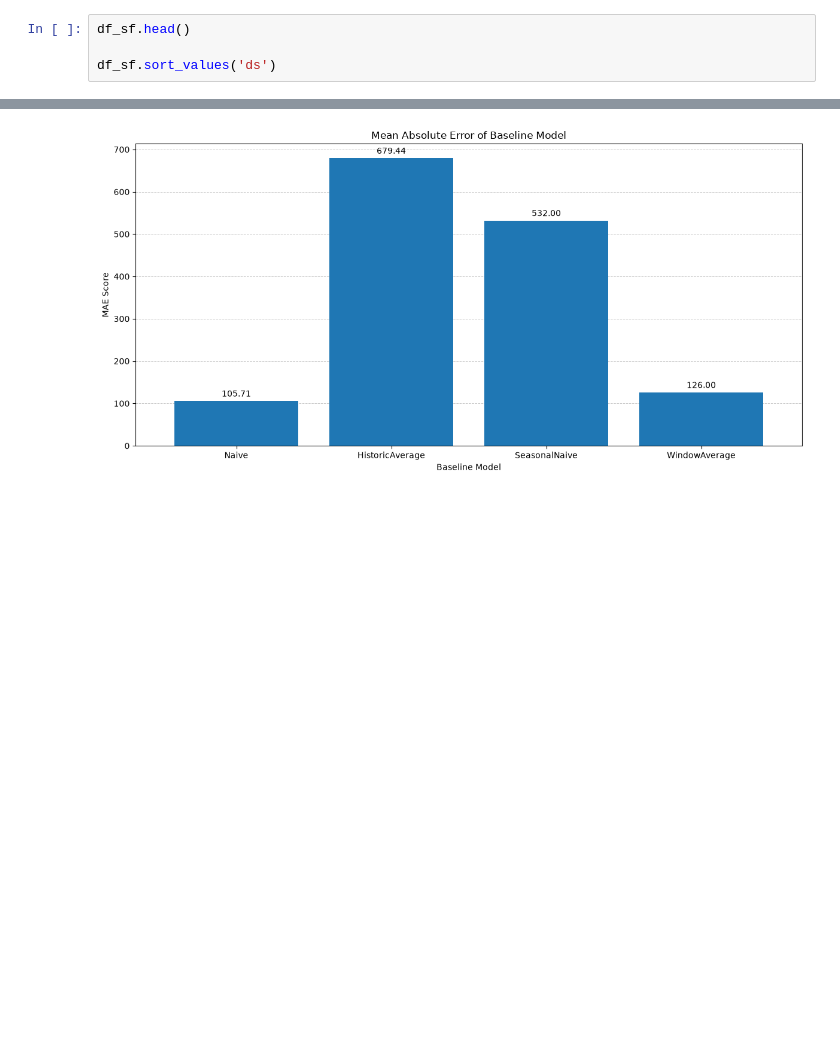
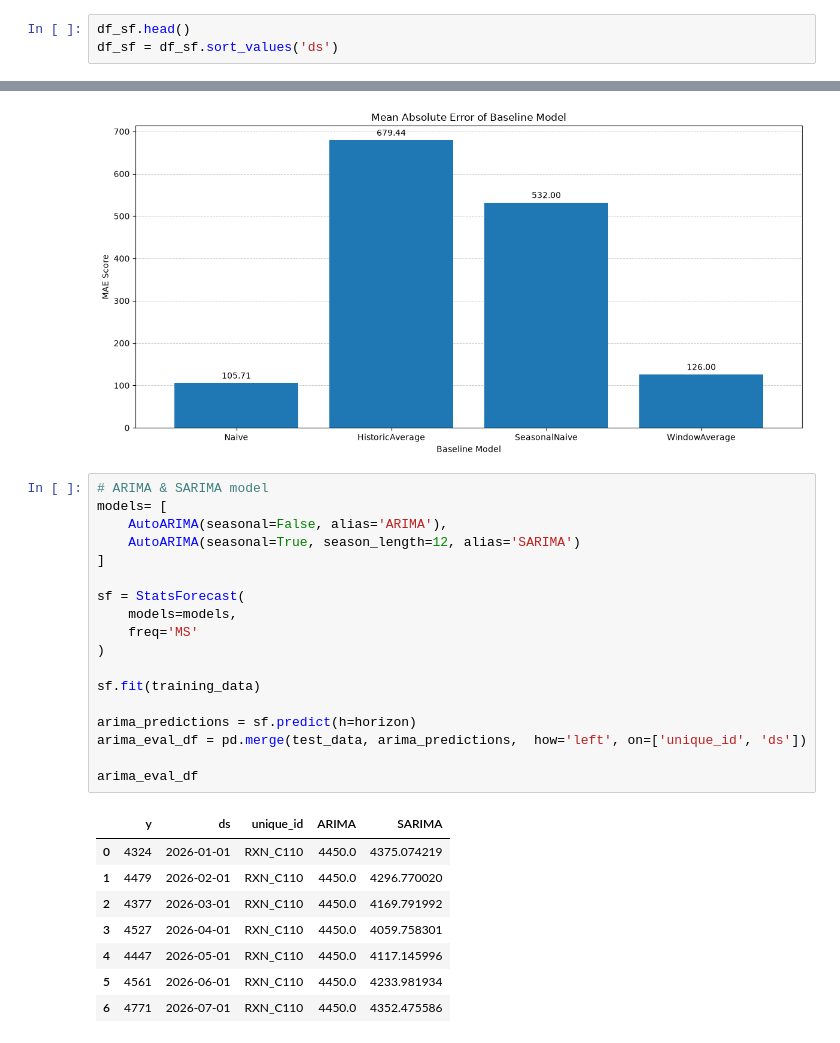
Before and after one commit to patinnojoe/MTL-DS-008-patinnojoe, a Jupyter notebook: notebooks/data_modelling.ipynb, the cells around one changed output, grey strips where cells are left out. Saved outputs shown, nothing was run; the diff lists cells and outputs as text; blank space fills up the shorter version.

```diff
--- a/notebooks/data_modelling.ipynb
+++ b/notebooks/data_modelling.ipynb
@@ -38,5 +39,4 @@ df_sf.rename(
 df_sf["unique_id"] = "RXN_C110"
 # %%
 df_sf.head()
-
-df_sf.sort_values('ds')
+df_sf = df_sf.sort_values('ds')
@@ -164,3 +145,30 @@ fig.tight_layout()
 plt.show()
 # %% [output]
 [figure]
+# %%
+# ARIMA & SARIMA model
+models= [
+    AutoARIMA(seasonal=False, alias='ARIMA'),
+    AutoARIMA(seasonal=True, season_length=12, alias='SARIMA')
+]
+
+sf = StatsForecast(
+    models=models,
+    freq='MS'
+)
+
+sf.fit(training_data)
+
+arima_predictions = sf.predict(h=horizon)
+arima_eval_df = pd.merge(test_data, arima_predictions,  how='left', on=['unique_id', 'ds'])
+
+arima_eval_df
+# %% [output]
+|  | y | ds | unique_id | ARIMA | SARIMA |
+| 0 | 4324 | 2026-01-01 | RXN_C110 | 4450.0 | 4375.074219 |
+| 1 | 4479 | 2026-02-01 | RXN_C110 | 4450.0 | 4296.770020 |
+| 2 | 4377 | 2026-03-01 | RXN_C110 | 4450.0 | 4169.791992 |
+| 3 | 4527 | 2026-04-01 | RXN_C110 | 4450.0 | 4059.758301 |
+| 4 | 4447 | 2026-05-01 | RXN_C110 | 4450.0 | 4117.145996 |
+| 5 | 4561 | 2026-06-01 | RXN_C110 | 4450.0 | 4233.981934 |
+| 6 | 4771 | 2026-07-01 | RXN_C110 | 4450.0 | 4352.475586 |
```
Also changed, not shown: parts of 6 cells of this notebook, 1 other file.
